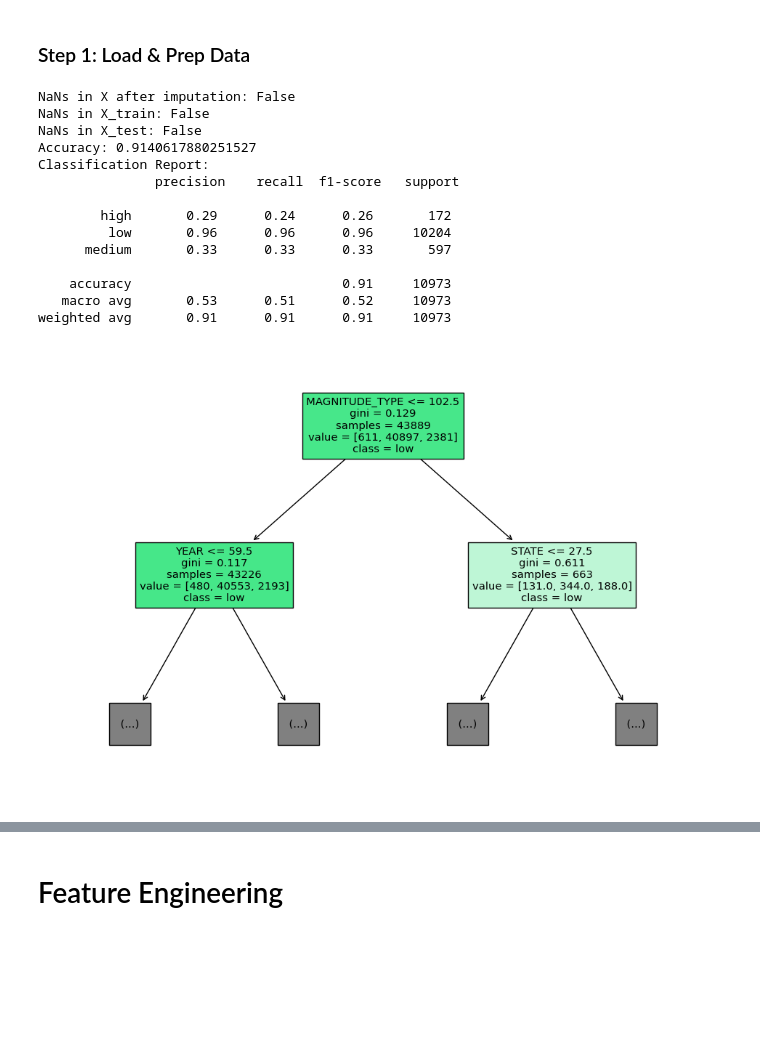
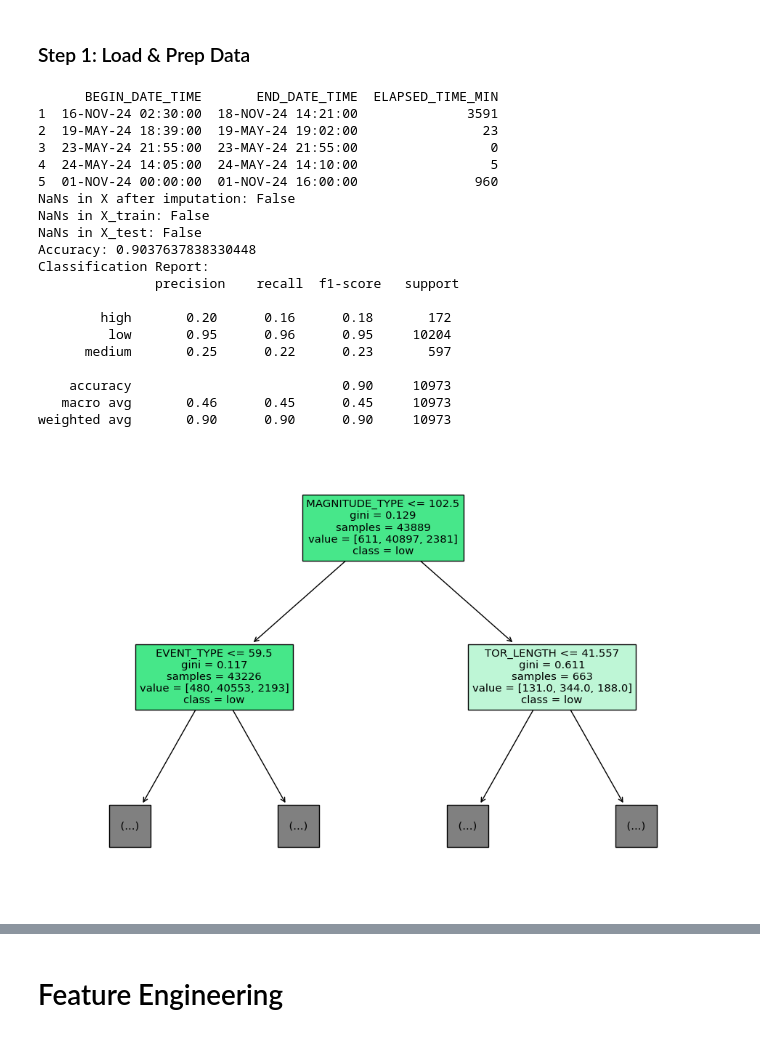
Before and after one commit to DConly/MachineLearningProject, a Jupyter notebook: mainJupyterNotebook.ipynb, the cells around one changed output, grey strips where cells are left out. Saved outputs shown, nothing was run; the diff lists cells and outputs as text; code cells hidden in the pictures; blank space fills up the shorter version.

```diff
--- a/mainJupyterNotebook.ipynb
+++ b/mainJupyterNotebook.ipynb
@@ -16,7 +16,7 @@ from sklearn.impute import SimpleImputer
 # %% [markdown]
 ### Step 1: Load & Prep Data
 # %%
-file_path = "StormEvents_details-ftp_v1.0_d2024_c20250401.csv"  # data
+file_path = "StormEvents_details-ftp_v1.0_d2024_c20250401.csv.gz"  # data
 
 df = pd.read_csv(file_path)
 
@@ -51,6 +51,26 @@ def combine_longitudes(row):
 df['LAT'] = df.apply(combine_latitudes, axis=1)
 df['LON'] = df.apply(combine_latitudes, axis=1)
 
+def calculate_elapsed_minutes(row):
+    # Convert the strings to datetime objects using the correct format
+    begin_time = pd.to_datetime(row['BEGIN_DATE_TIME'], format="%d-%b-%y %H:%M:%S", errors='coerce')
+    end_time = pd.to_datetime(row['END_DATE_TIME'], format="%d-%b-%y %H:%M:%S", errors='coerce')
+
+    # If either conversion fails, return NaN
+    if pd.isna(begin_time) or pd.isna(end_time):
+        return np.nan
+
+    # Compute the elapsed time in minutes and return as an integer
+    elapsed = end_time - begin_time
+    return int(elapsed.total_seconds() // 60)
+
+# Create the new column by applying the function
+df['ELAPSED_TIME_MIN'] = df.apply(calculate_elapsed_minutes, axis=1)
+
+# Optional: Print out a sample to verify correctness
+print(df[['BEGIN_DATE_TIME', 'END_DATE_TIME', 'ELAPSED_TIME_MIN']].head())
+
+
 # Drop unnecessary columns
 df = df.drop(columns=[
     'CZ_TYPE', 'CZ_FIPS', 'EPISODE_ID', 'EVENT_ID', 'EPISODE_NARRATIVE', 'EVENT_NARRATIVE',
@@ -58,7 +78,8 @@ df = df.drop(columns=[
     'DEATHS_INDIRECT', 'FLOOD_CAUSE', 'MONTH_NAME', 'BEGIN_DAY', 'BEGIN_TIME', 'END_DAY', 'END_TIME',
     'CZ_NAME', 'WFO', 'CZ_TIMEZONE', 'BEGIN_RANGE', 'BEGIN_DATE_TIME', 'END_DATE_TIME',
     'TOR_OTHER_CZ_NAME', 'TOR_OTHER_CZ_STATE', 'TOR_OTHER_CZ_FIPS', 'TOR_OTHER_WFO',
-    'END_RANGE', 'BEGIN_AZIMUTH', 'END_AZIMUTH', 'BEGIN_LON', 'END_LON', 'BEGIN_LAT', 'END_LAT',
+    'END_RANGE', 'BEGIN_AZIMUTH', 'END_AZIMUTH', 'BEGIN_LON', 'END_LON', 'BEGIN_LAT', 'END_LAT', 'BEGIN_LOCATION', 'END_LOCATION',
+    'BEGIN_YEARMONTH', 'END_YEARMONTH', 'STATE', 'STATE_FIPS', 'YEAR', 'CATEGORY'
 ])
 
 def convert_damage(value):
@@ -105,38 +126,46 @@ print("NaNs in X after imputation:", np.isnan(X).any())
 # Split the data
 X_train, X_test, y_train, y_test = train_test_split(X, y, test_size=0.2, random_state=42)
 
 # Check for NaN values in X_train and X_test
 print("NaNs in X_train:", np.isnan(X_train).any())
 print("NaNs in X_test:", np.isnan(X_test).any())
 
 # Train the classifier
 clf = DecisionTreeClassifier(random_state=42)
 clf.fit(X_train, y_train)
 
 y_pred = clf.predict(X_test)
 
 print("Accuracy:", accuracy_score(y_test, y_pred))
 print("Classification Report:\n", classification_report(y_test, y_pred))
 
 # Visualize the decision tree
 plt.figure(figsize=(12, 8))
 # When plotting the tree, exclude the columns used for DAMAGE_PROPERTY, DAMAGE_CROPS, DAMAGE_CATEGORY
 feature_names = df.drop(columns=['DAMAGE_PROPERTY', 'DAMAGE_CROPS', 'DAMAGE_CATEGORY']).columns
 plot_tree(clf, feature_names=feature_names, class_names=clf.classes_, filled=True, max_depth=1)
 plt.show()
+
+print("Columns used in the model:", list(feature_names))
 # %% [output]
+      BEGIN_DATE_TIME       END_DATE_TIME  ELAPSED_TIME_MIN
+1  16-NOV-24 02:30:00  18-NOV-24 14:21:00              3591
+2  19-MAY-24 18:39:00  19-MAY-24 19:02:00                23
+3  23-MAY-24 21:55:00  23-MAY-24 21:55:00                 0
+4  24-MAY-24 14:05:00  24-MAY-24 14:10:00                 5
+5  01-NOV-24 00:00:00  01-NOV-24 16:00:00               960
 NaNs in X after imputation: False
 NaNs in X_train: False
 NaNs in X_test: False
-Accuracy: 0.9140617880251527
+Accuracy: 0.9037637838330448
 Classification Report:
                precision    recall  f1-score   support
 
-        high       0.29      0.24      0.26       172
-         low       0.96      0.96      0.96     10204
-      medium       0.33      0.33      0.33       597
+        high       0.20      0.16      0.18       172
+         low       0.95      0.96      0.95     10204
+      medium       0.25      0.22      0.23       597
 
-    accuracy                           0.91     10973
-   macro avg       0.53      0.51      0.52     10973
-weighted avg       0.91      0.91      0.91     10973
+    accuracy                           0.90     10973
+   macro avg       0.46      0.45      0.45     10973
+weighted avg       0.90      0.90      0.90     10973
-[figure, old version]
+[figure, new version]
```
Also changed, not shown: parts of 2 cells of this notebook.
